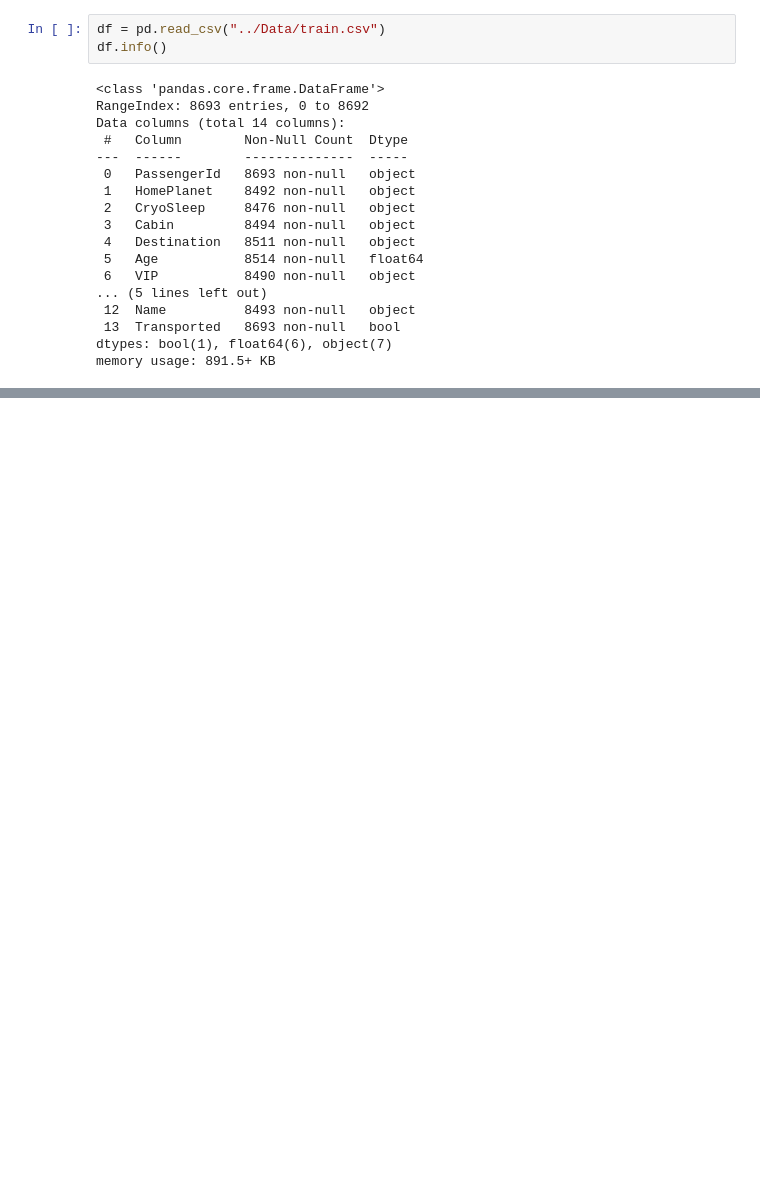
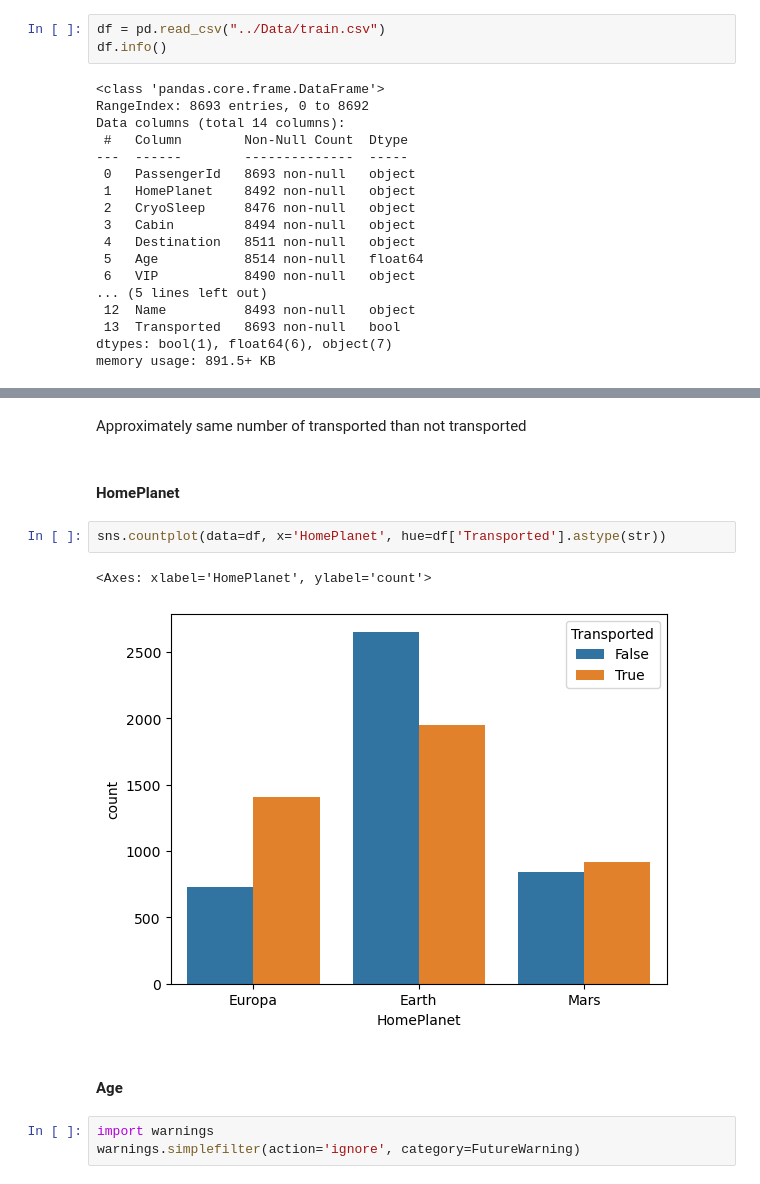
Before and after one commit to marciscar/spaceship-titanic, a Jupyter notebook: Notebooks/spaceship_titanic.ipynb, the cells around one changed output, grey strips where cells are left out. Drawn from its saved outputs; the diff is of its cells as text; blank space fills up the shorter version.

```diff
--- a/Notebooks/spaceship_titanic.ipynb
+++ b/Notebooks/spaceship_titanic.ipynb
@@ -68,0 +89,14 @@ memory usage: 891.5+ KB
+# %% [markdown]
+Approximately same number of transported than not transported
+# %% [markdown]
+#### HomePlanet
+# %%
+sns.countplot(data=df, x='HomePlanet', hue=df['Transported'].astype(str))
+# %% [output]
+<Axes: xlabel='HomePlanet', ylabel='count'>
+[figure, added]
+# %% [markdown]
+#### Age
+# %%
+import warnings
+warnings.simplefilter(action='ignore', category=FutureWarning)
```
Also changed, not shown: parts of 26 cells of this notebook, 1 other file.
